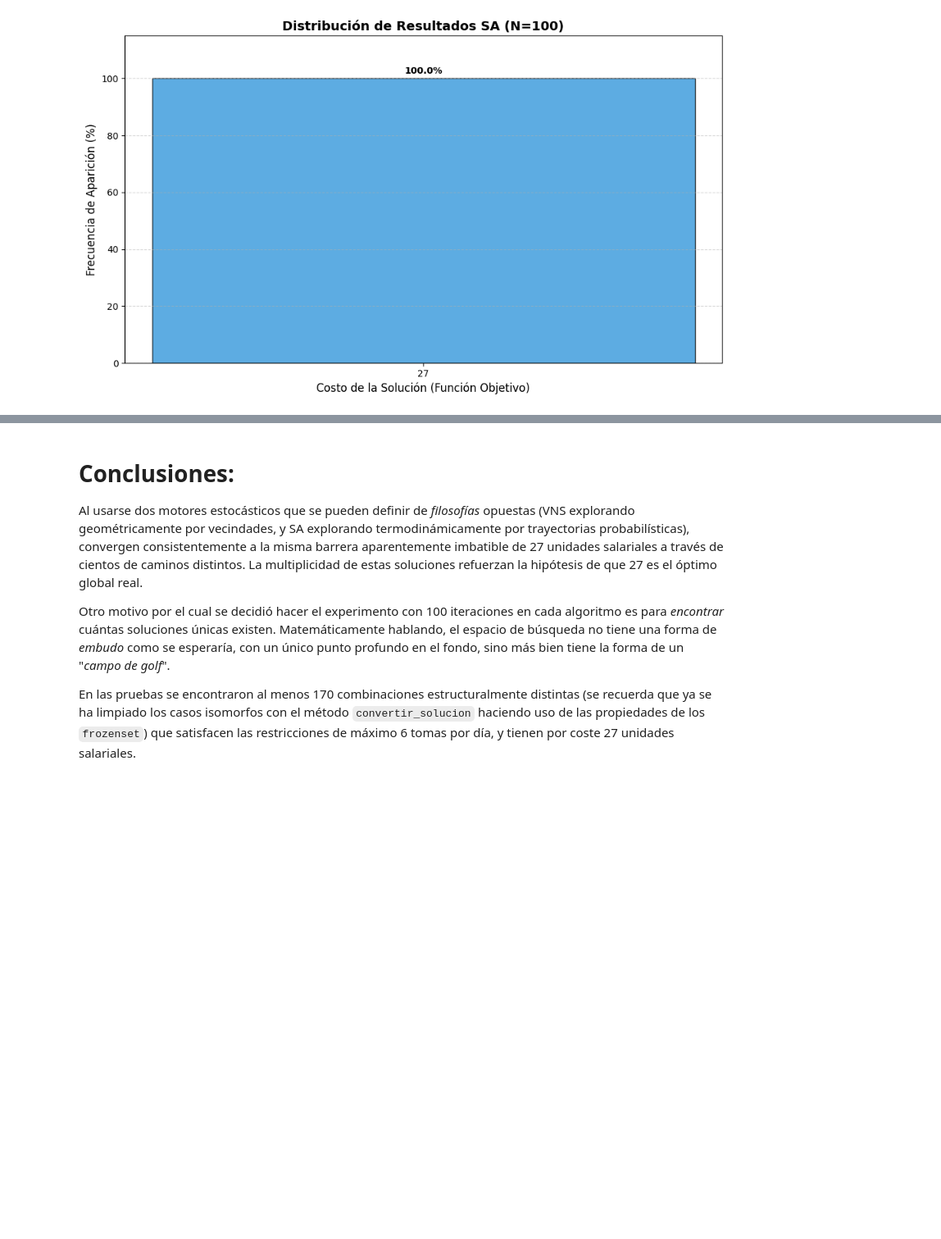
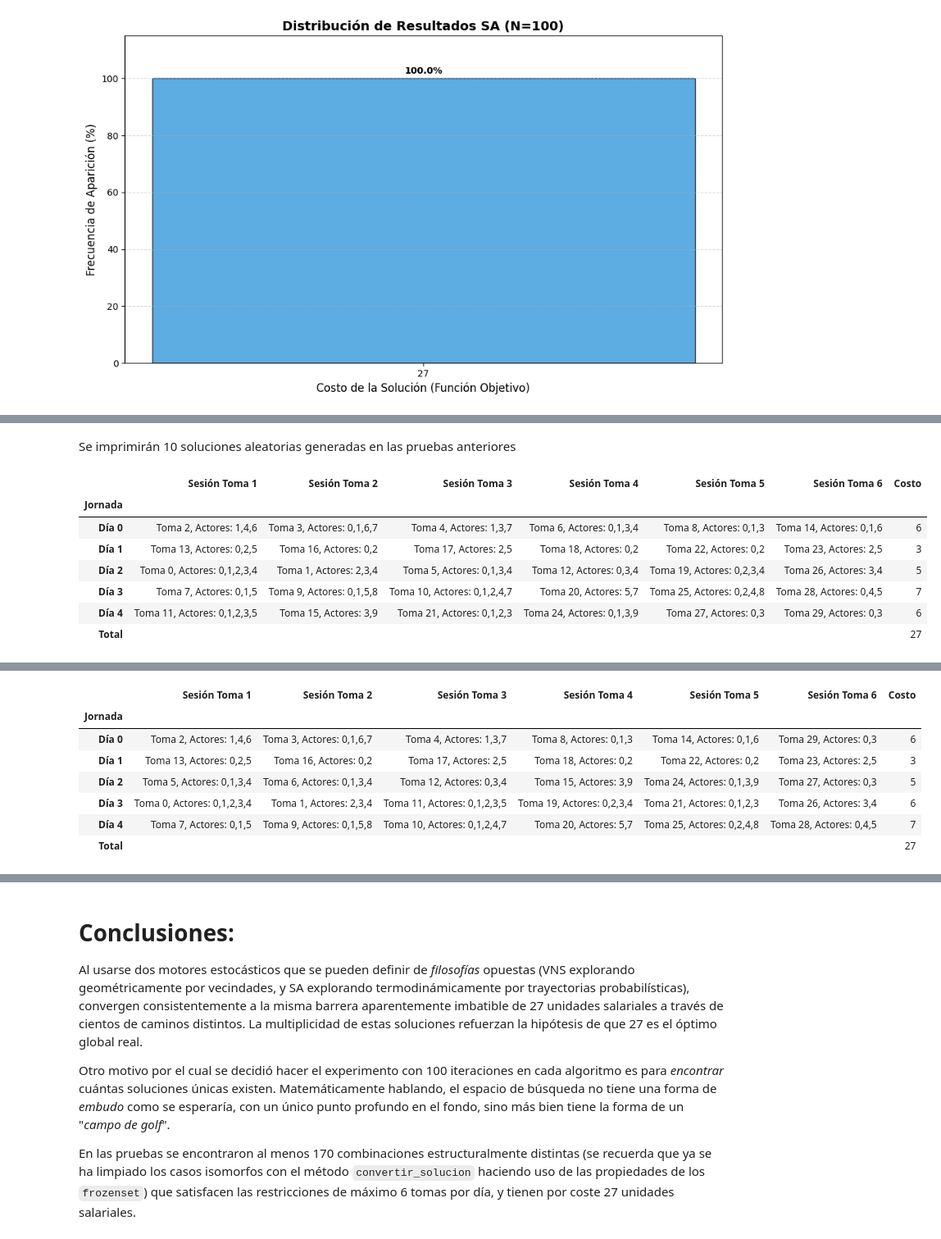
Before and after one commit to carlosbravo1408/03MIAR-Algoritmos-de-Optimizacion-2025, a Jupyter notebook: TrabajoPractico/CarlosJavierBravo_Trabajo_Práctico_Algoritmos.ipynb, the cells around one changed output, grey strips where cells are left out. Shown at 82% size. Cells and saved outputs as stored; diff of their text form; code cells hidden in the pictures; blank space fills up the shorter version.

```diff
--- a/TrabajoPractico/CarlosJavierBravo_Trabajo_Práctico_Algoritmos.ipynb
+++ b/TrabajoPractico/CarlosJavierBravo_Trabajo_Práctico_Algoritmos.ipynb
@@ -496,9 +521,10 @@ def mover_una_toma(
         toma_random = random.randint(0, num_tomas - 1)
         dia_actual = solucion_vecina[toma_random]
         max_dia = max(solucion_vecina)
-        # vemos si representa una mejora aumentar un dia mas
+        # vemos si representa una mejora aumentar un día más
         dia_destino = random.randint(0, max_dia + 2)
-        if dia_actual != dia_destino and solucion_vecina.count(dia_destino) < max_tomas:
+        if dia_actual != dia_destino and \
+                solucion_vecina.count(dia_destino) < max_tomas:
             solucion_vecina[toma_random] = dia_destino
             return solucion_vecina, True
 
@@ -544,7 +570,8 @@ def fusionar_dias(
     while movimientos_exitosos < intensidad + 1 and intentos < max_intentos:
         toma_random = random.randint(0, num_tomas - 1)
         dia_destino = random.randint(0, max(solucion_vecina) + 2)
-        if solucion_vecina[toma_random] != dia_destino and solucion_vecina.count(dia_destino) < max_tomas:
+        if solucion_vecina[toma_random] != dia_destino \
+                and solucion_vecina.count(dia_destino) < max_tomas:
             solucion_vecina[toma_random] = dia_destino
             movimientos_exitosos += 1
         intentos += 1
@@ -760,7 +787,10 @@ def recocido_simulado(
         #Bajamos la temperatura
         TEMPERATURA = bajar_temperatura_lundy_mees(TEMPERATURA)
     if verbose:
-        print(f"La mejor solución encontrada después de {last_n} iteraciones, es ", end="")
+        print(
+            f"La mejor solución encontrada después de {last_n} iteraciones, "
+            f"es ", end=""
+        )
         print(mejor_solucion, mejor_distancia)
     return mejor_solucion, mejor_distancia
 # %%
@@ -827,9 +866,9 @@ for _ in range(1, max_iters+1):
         tomas=TOMAS,
         max_iter=2000
     )
+    distancias_obtenidas.append(costo)
     if costo <= 27:
-        soluciones_unicas.add(convertir_solucion(solucion))
-    distancias_obtenidas.append(costo)
+        soluciones_unicas.add(convertir_solucion_vector_a_isomorfo(solucion))
 # %%
 graficar_distribucion(distancias_obtenidas, "VNS")
 # %% [output]
@@ -843,9 +882,9 @@ for _ in range(1, max_iters+1):
         TEMPERATURA=100,
         min_temp=0.025
     )
+    distancias_obtenidas.append(costo)
     if costo <= 27:
-        soluciones_unicas.add(convertir_solucion(solucion))
-    distancias_obtenidas.append(costo)
+        soluciones_unicas.add(convertir_solucion_vector_a_isomorfo(solucion))
 # %%
 graficar_distribucion(distancias_obtenidas, "SA")
 # %% [output]
@@ -856,0 +896,17 @@ print(len(soluciones_unicas))
+# %% [markdown]
+Se imprimirán 10 soluciones aleatorias generadas en las pruebas anteriores
+# %%
+muestra = random.sample(list(soluciones_unicas), k=10)
+_ = [
+    visualizar_solucion(convertir_solucion_isomorfo_a_vector(sol), TOMAS)
+    for sol in muestra
+]
+# %% [output]
+|  | Sesión Toma 1 | Sesión Toma 2 | Sesión Toma 3 | Sesión Toma 4 | Sesión Toma 5 | Sesión Toma 6 | Costo |
+| Jornada |  |  |  |  |  |  |  |
+| Día 0 | Toma 2, Actores: 1,4,6 | Toma 3, Actores: 0,1,6,7 | Toma 4, Actores: 1,3,7 | Toma 6, Actores: 0,1,3,4 | Toma 8, Actores: 0,1,3 | Toma 14, Actores: 0,1,6 | 6 |
+| Día 1 | Toma 13, Actores: 0,2,5 | Toma 16, Actores: 0,2 | Toma 17, Actores: 2,5 | Toma 18, Actores: 0,2 | Toma 22, Actores: 0,2 | Toma 23, Actores: 2,5 | 3 |
+| Día 2 | Toma 0, Actores: 0,1,2,3,4 | Toma 1, Actores: 2,3,4 | Toma 5, Actores: 0,1,3,4 | Toma 12, Actores: 0,3,4 | Toma 19, Actores: 0,2,3,4 | Toma 26, Actores: 3,4 | 5 |
+| Día 3 | Toma 7, Actores: 0,1,5 | Toma 9, Actores: 0,1,5,8 | Toma 10, Actores: 0,1,2,4,7 | Toma 20, Actores: 5,7 | Toma 25, Actores: 0,2,4,8 | Toma 28, Actores: 0,4,5 | 7 |
+| Día 4 | Toma 11, Actores: 0,1,2,3,5 | Toma 15, Actores: 3,9 | Toma 21, Actores: 0,1,2,3 | Toma 24, Actores: 0,1,3,9 | Toma 27, Actores: 0,3 | Toma 29, Actores: 0,3 | 6 |
+| Total |  |  |  |  |  |  | 27 |
@@ -856,0 +921,8 @@ print(len(soluciones_unicas))
+|  | Sesión Toma 1 | Sesión Toma 2 | Sesión Toma 3 | Sesión Toma 4 | Sesión Toma 5 | Sesión Toma 6 | Costo |
+| Jornada |  |  |  |  |  |  |  |
+| Día 0 | Toma 2, Actores: 1,4,6 | Toma 3, Actores: 0,1,6,7 | Toma 4, Actores: 1,3,7 | Toma 8, Actores: 0,1,3 | Toma 14, Actores: 0,1,6 | Toma 29, Actores: 0,3 | 6 |
+| Día 1 | Toma 13, Actores: 0,2,5 | Toma 16, Actores: 0,2 | Toma 17, Actores: 2,5 | Toma 18, Actores: 0,2 | Toma 22, Actores: 0,2 | Toma 23, Actores: 2,5 | 3 |
+| Día 2 | Toma 5, Actores: 0,1,3,4 | Toma 6, Actores: 0,1,3,4 | Toma 12, Actores: 0,3,4 | Toma 15, Actores: 3,9 | Toma 24, Actores: 0,1,3,9 | Toma 27, Actores: 0,3 | 5 |
+| Día 3 | Toma 0, Actores: 0,1,2,3,4 | Toma 1, Actores: 2,3,4 | Toma 11, Actores: 0,1,2,3,5 | Toma 19, Actores: 0,2,3,4 | Toma 21, Actores: 0,1,2,3 | Toma 26, Actores: 3,4 | 6 |
+| Día 4 | Toma 7, Actores: 0,1,5 | Toma 9, Actores: 0,1,5,8 | Toma 10, Actores: 0,1,2,4,7 | Toma 20, Actores: 5,7 | Toma 25, Actores: 0,2,4,8 | Toma 28, Actores: 0,4,5 | 7 |
+| Total |  |  |  |  |  |  | 27 |
```
Also changed, not shown: parts of 11 cells of this notebook, 3 other files.
